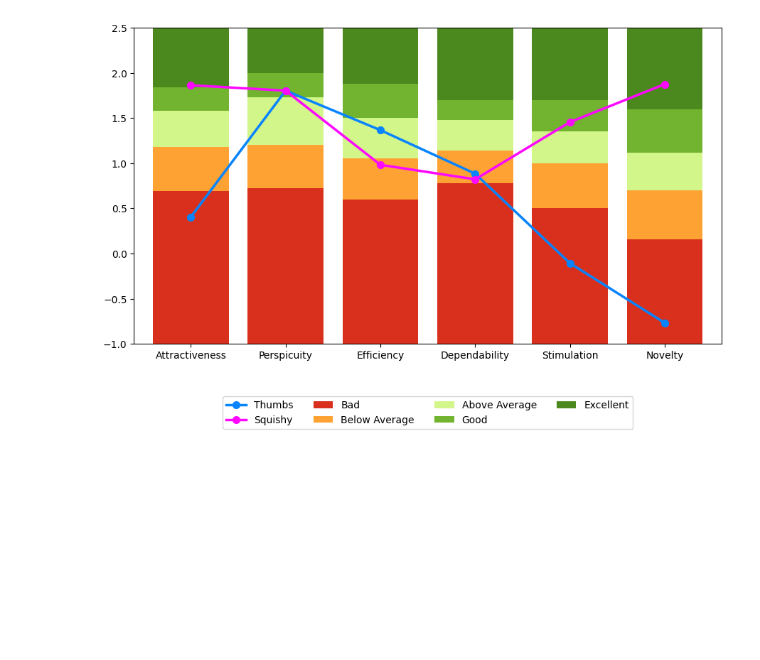
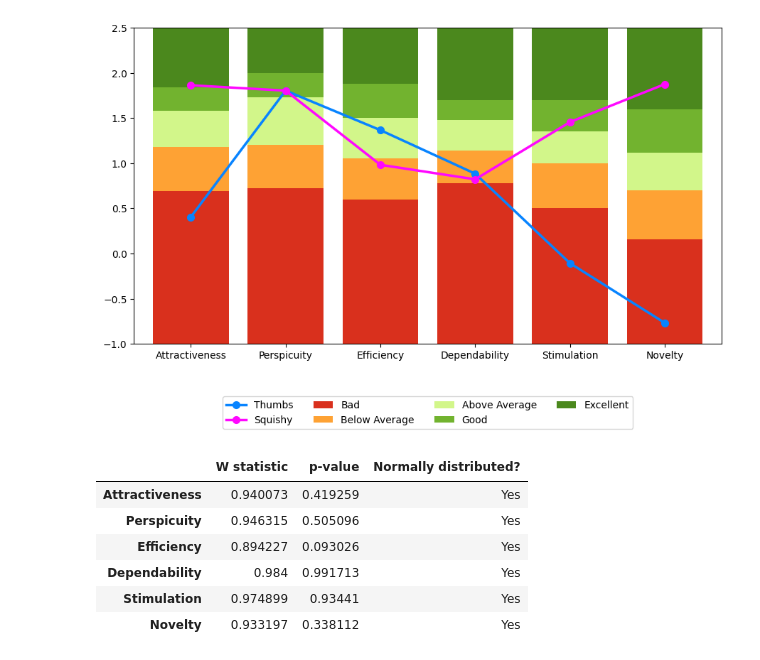
Before and after one commit to Phlipinator/Squishy-Data-Analysis, a Jupyter notebook: UEQ_MeanOverTasks.ipynb, the cells around one changed output. Cells and saved outputs as stored; diff of their text form; code cells hidden in the pictures; blank space fills up the shorter version.

```diff
--- a/UEQ_MeanOverTasks.ipynb
+++ b/UEQ_MeanOverTasks.ipynb
@@ -275,3 +275,44 @@ plt.savefig("output/UEQ_benchmark_plot.pdf", format='pdf', bbox_inches='tight')
 plt.show()
 # %% [output]
 [figure]
+# %%
+from scipy.stats import shapiro
+
+scales = [
+    "Attractiveness",
+    "Perspicuity",
+    "Efficiency",
+    "Dependability",
+    "Stimulation",
+    "Novelty"
+]
+
+# Dictionary to store results
+results = {}
+
+for scale in scales:
+    # Compute the difference between Squishy and Standard
+    diff = df_scores[f"{scale}_Squishy"] - df_scores[f"{scale}_Standard"]
+
+    # Perform the Shapiro–Wilk test
+    stat, p_value = shapiro(diff)
+
+    # Store the results
+    results[scale] = {
+        "W statistic": stat,
+        "p-value": p_value,
+        "Normally distributed?": "Yes" if p_value > 0.05 else "No"
+    }
+
+# Create a DataFrame for better readability
+df_normality = pd.DataFrame(results).T
+
+df_normality
+# %% [output]
+|  | W statistic | p-value | Normally distributed? |
+| Attractiveness | 0.940073 | 0.419259 | Yes |
+| Perspicuity | 0.946315 | 0.505096 | Yes |
+| Efficiency | 0.894227 | 0.093026 | Yes |
+| Dependability | 0.984 | 0.991713 | Yes |
+| Stimulation | 0.974899 | 0.93441 | Yes |
+| Novelty | 0.933197 | 0.338112 | Yes |
```
Also changed, not shown: 4 other files.
